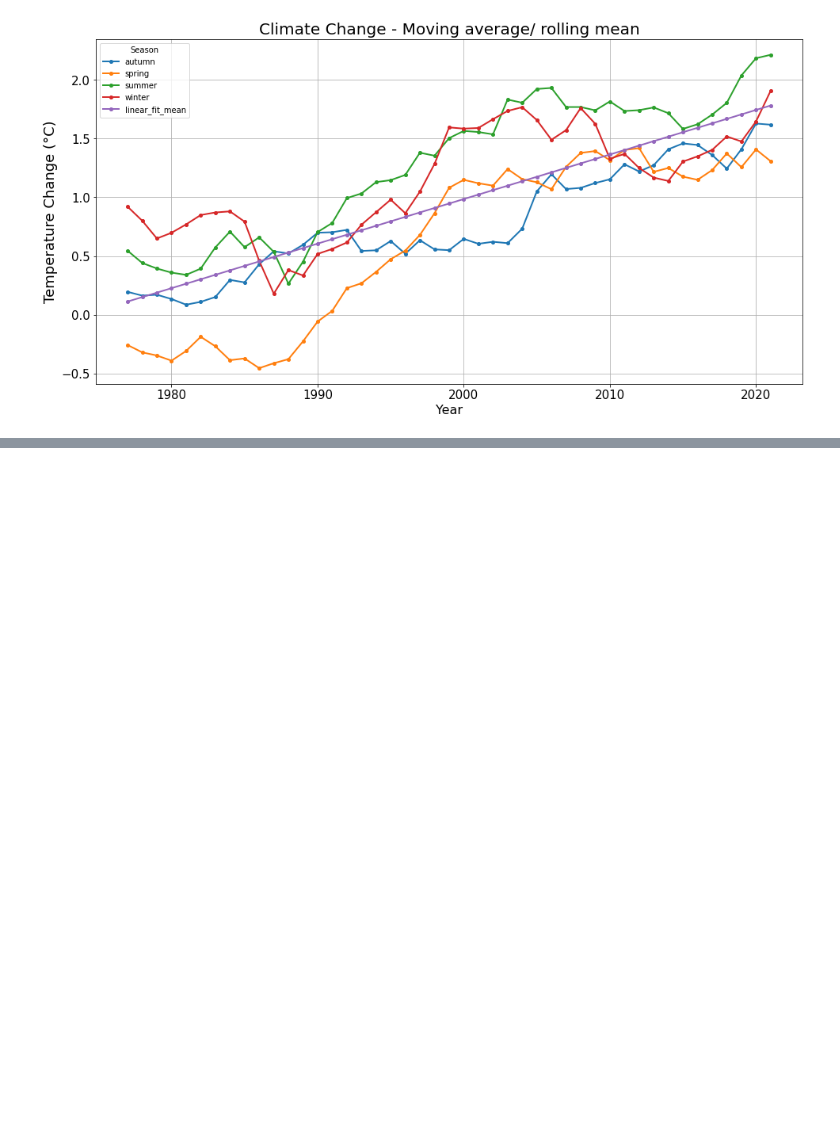
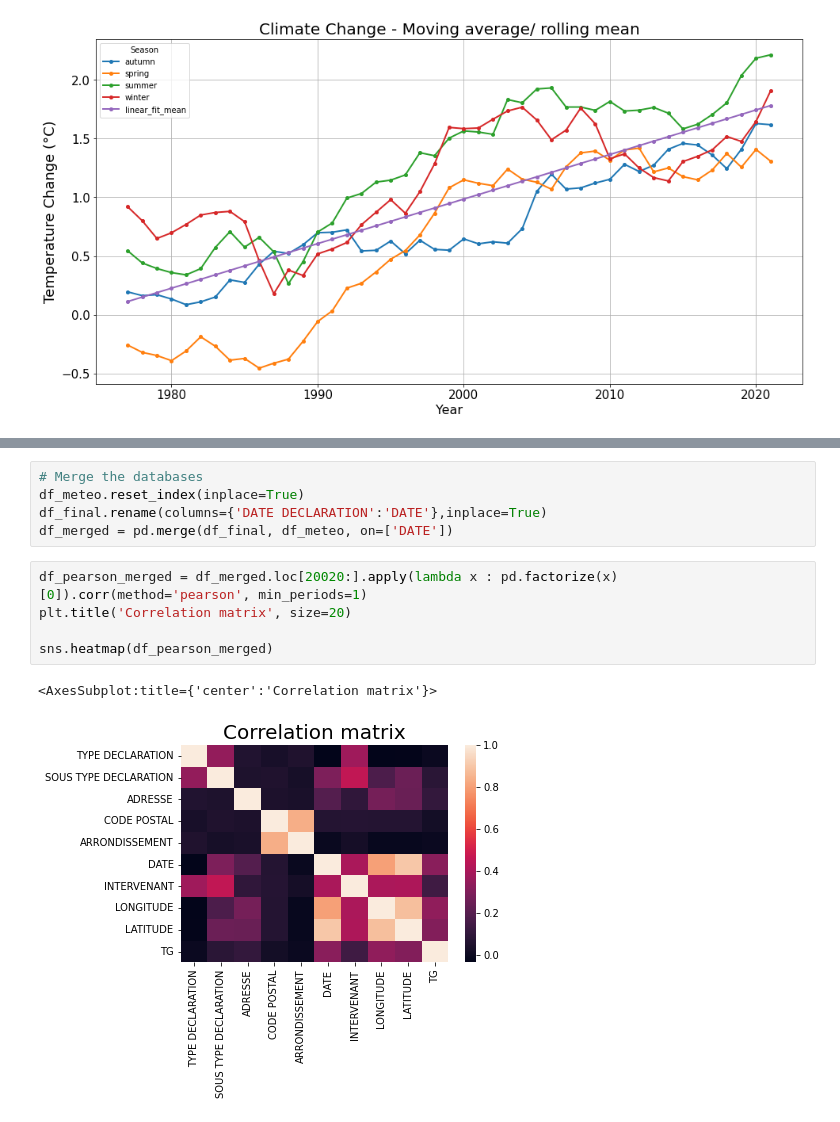
Before and after one commit to ticuss/Smart-City-Project, a Jupyter notebook: smart_city.ipynb, the cells around one changed output, grey strips where cells are left out. Saved outputs shown, nothing was run; the diff lists cells and outputs as text; blank space fills up the shorter version.

Commit message:
add: merged the databases

```diff
--- a/smart_city.ipynb
+++ b/smart_city.ipynb
@@ -368,0 +396,13 @@ plot_graph(climate_change_rolling_mean,'Climate Change - Moving average/ rolling
+# %%
+# Merge the databases
+df_meteo.reset_index(inplace=True)
+df_final.rename(columns={'DATE DECLARATION':'DATE'},inplace=True)
+df_merged = pd.merge(df_final, df_meteo, on=['DATE'])
+# %%
+df_pearson_merged = df_merged.loc[20020:].apply(lambda x : pd.factorize(x)[0]).corr(method='pearson', min_periods=1)
+plt.title('Correlation matrix', size=20)
+
+sns.heatmap(df_pearson_merged)
+# %% [output]
+<AxesSubplot:title={'center':'Correlation matrix'}>
+[figure, added]
```
Also changed, not shown: parts of 2 cells of this notebook.
